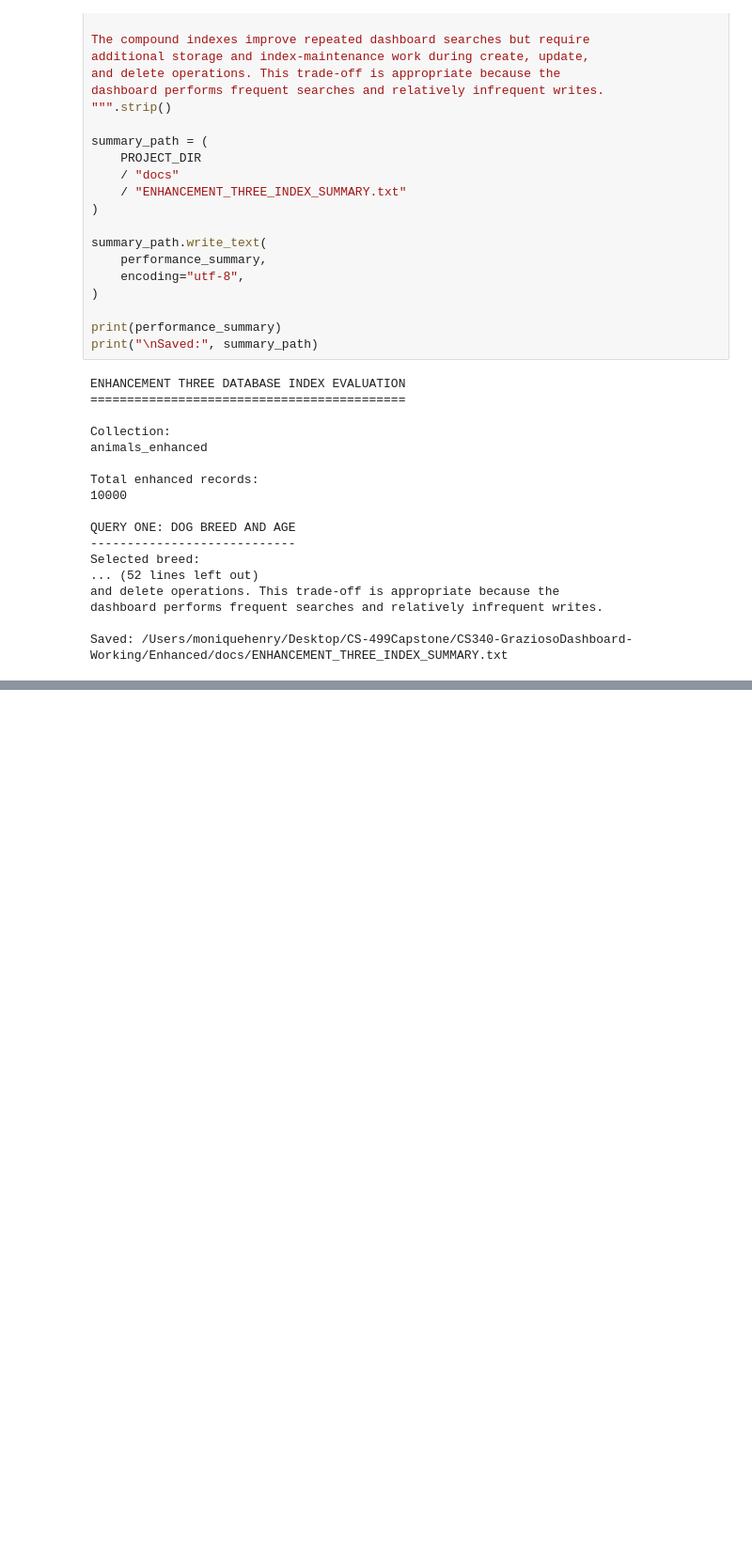
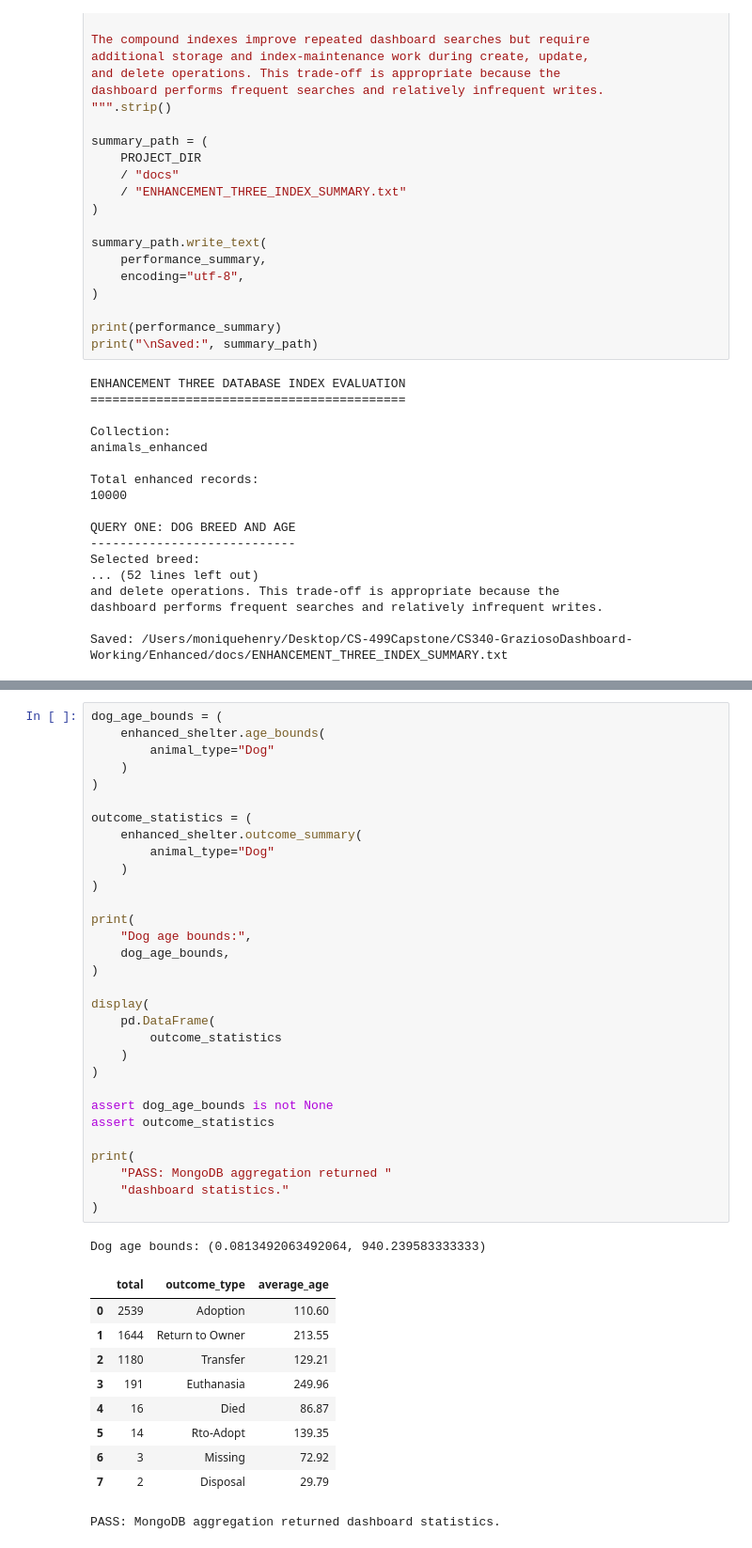
Before and after one commit to MoniqueHenry7/CS499-GraziosoDashboard-Enhanced, a Jupyter notebook: EnhancementThree-DatabaseDevelopment.ipynb, the cells around one changed output, grey strips where cells are left out. Shown at 94% size. Drawn from its saved outputs; the diff is of its cells as text; blank space fills up the shorter version.

Commit message:
Add database filtering pagination and aggregation

```diff
--- a/EnhancementThree-DatabaseDevelopment.ipynb
+++ b/EnhancementThree-DatabaseDevelopment.ipynb
@@ -1985,0 +2198,43 @@ Saved: /Users/moniquehenry/Desktop/CS-499Capstone/CS340-GraziosoDashboard-Workin
+# %%
+dog_age_bounds = (
+    enhanced_shelter.age_bounds(
+        animal_type="Dog"
+    )
+)
+
+outcome_statistics = (
+    enhanced_shelter.outcome_summary(
+        animal_type="Dog"
+    )
+)
+
+print(
+    "Dog age bounds:",
+    dog_age_bounds,
+)
+
+display(
+    pd.DataFrame(
+        outcome_statistics
+    )
+)
+
+assert dog_age_bounds is not None
+assert outcome_statistics
+
+print(
+    "PASS: MongoDB aggregation returned "
+    "dashboard statistics."
+)
+# %% [output]
+Dog age bounds: (0.0813492063492064, 940.239583333333)
+|  | total | outcome_type | average_age |
+| 0 | 2539 | Adoption | 110.60 |
+| 1 | 1644 | Return to Owner | 213.55 |
+| 2 | 1180 | Transfer | 129.21 |
+| 3 | 191 | Euthanasia | 249.96 |
+| 4 | 16 | Died | 86.87 |
+| 5 | 14 | Rto-Adopt | 139.35 |
+| 6 | 3 | Missing | 72.92 |
+| 7 | 2 | Disposal | 29.79 |
+PASS: MongoDB aggregation returned dashboard statistics.
```
Also changed, not shown: parts of 10 cells of this notebook, 3 other files.
